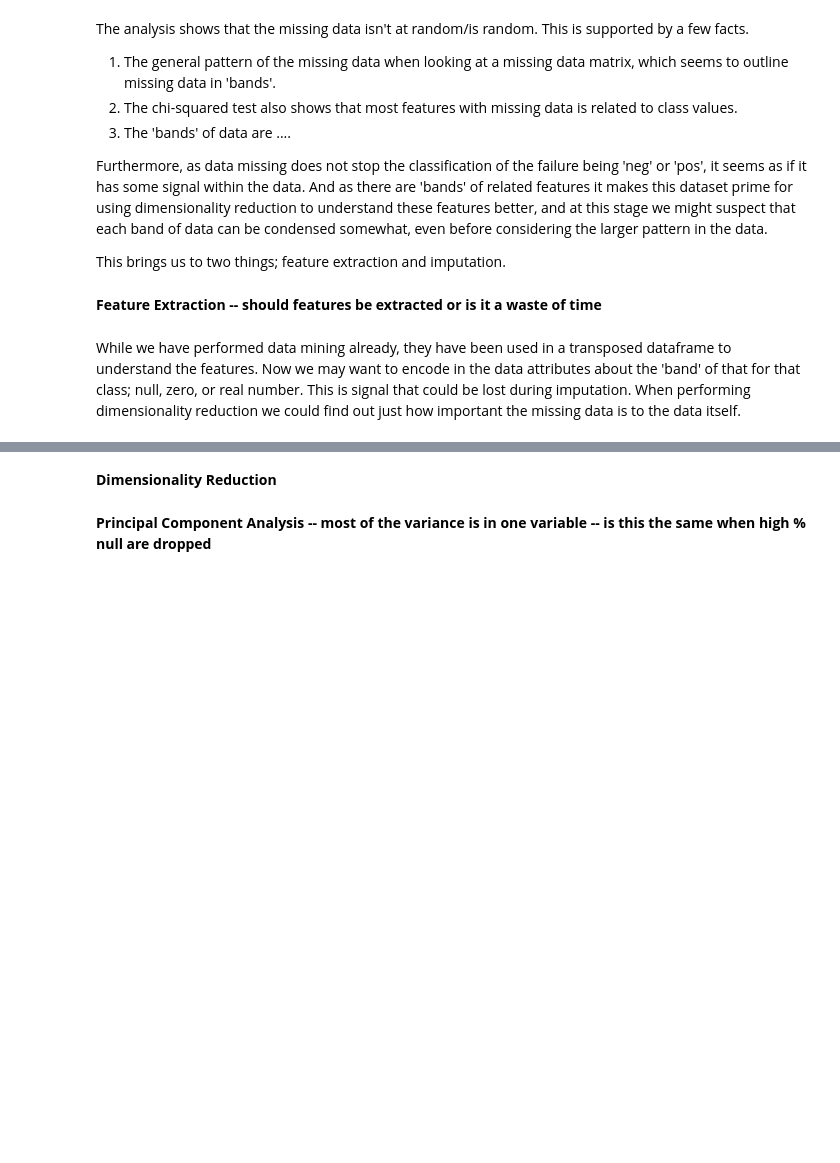
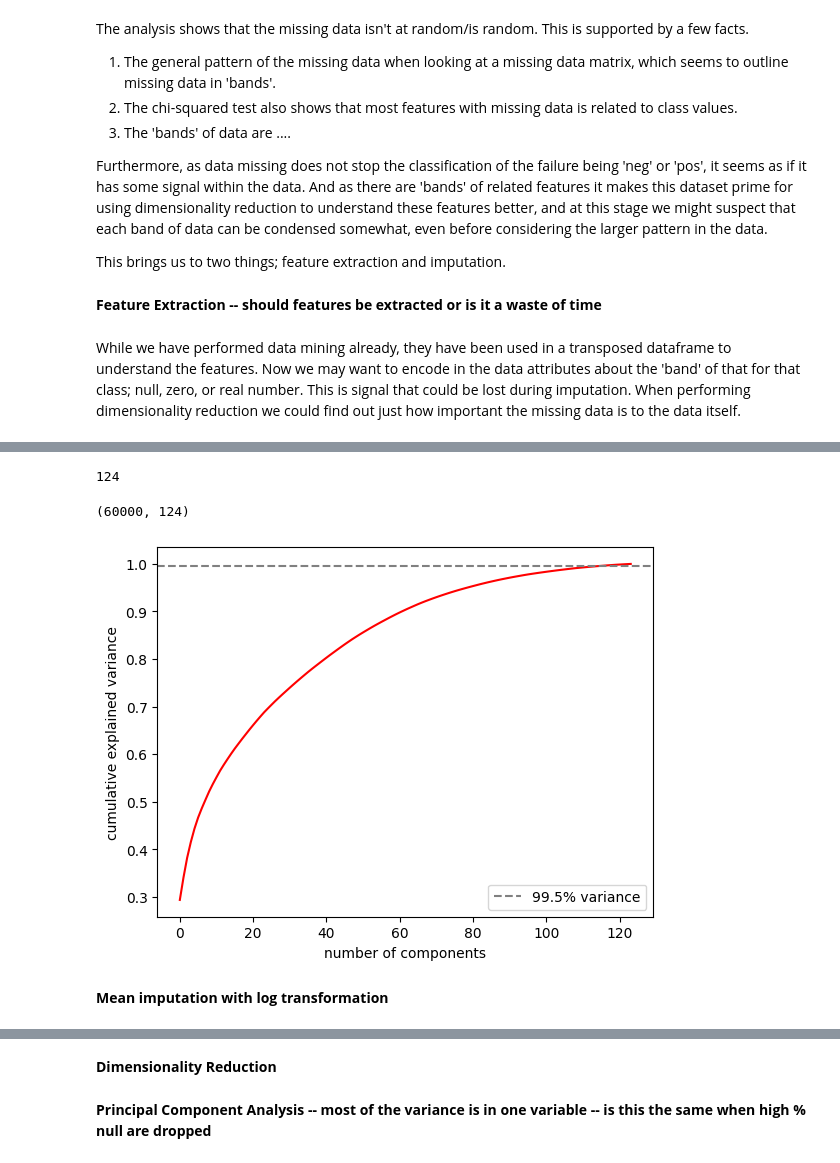
Before and after one commit to Lughaidh-w/DataPrep_ca1, a Jupyter notebook: CA1.ipynb, the cells around one changed output, grey strips where cells are left out. Saved outputs shown, nothing was run; the diff lists cells and outputs as text; code cells hidden in the pictures; blank space fills up the shorter version.

```diff
--- a/CA1.ipynb
+++ b/CA1.ipynb
@@ -1077,0 +861,6 @@ array([[ 1.19381409e-01,  1.10893560e-03,  3.24304537e-01, ...,
+# %%
+cumulative_variance = np.cumsum(pca_mean_impute.explained_variance_ratio_)
+n_components = np.argmax(cumulative_variance >= 0.995) + 1
+n_components
+# %% [output]
+124
@@ -1077,0 +874,17 @@ array([[ 1.19381409e-01,  1.10893560e-03,  3.24304537e-01, ...,
+# %%
+data_transformed.shape
+# %% [output]
+(60000, 124)
+# %%
+#pca_mean_impute = PCA()
+pca_mean_impute1 = PCA().fit(data_transformed)
+plt.plot(np.cumsum(pca_mean_impute1.explained_variance_ratio_), color="red")
+plt.axhline(y=0.995, color="grey", linestyle='--', label='99.5% variance')
+plt.xlabel('number of components')
+plt.ylabel('cumulative explained variance')
+plt.legend()
+plt.show()
+# %% [output]
+[figure, added]
+# %% [markdown]
+<b>Mean imputation with log transformation
```
Also changed, not shown: parts of 149 cells of this notebook.
